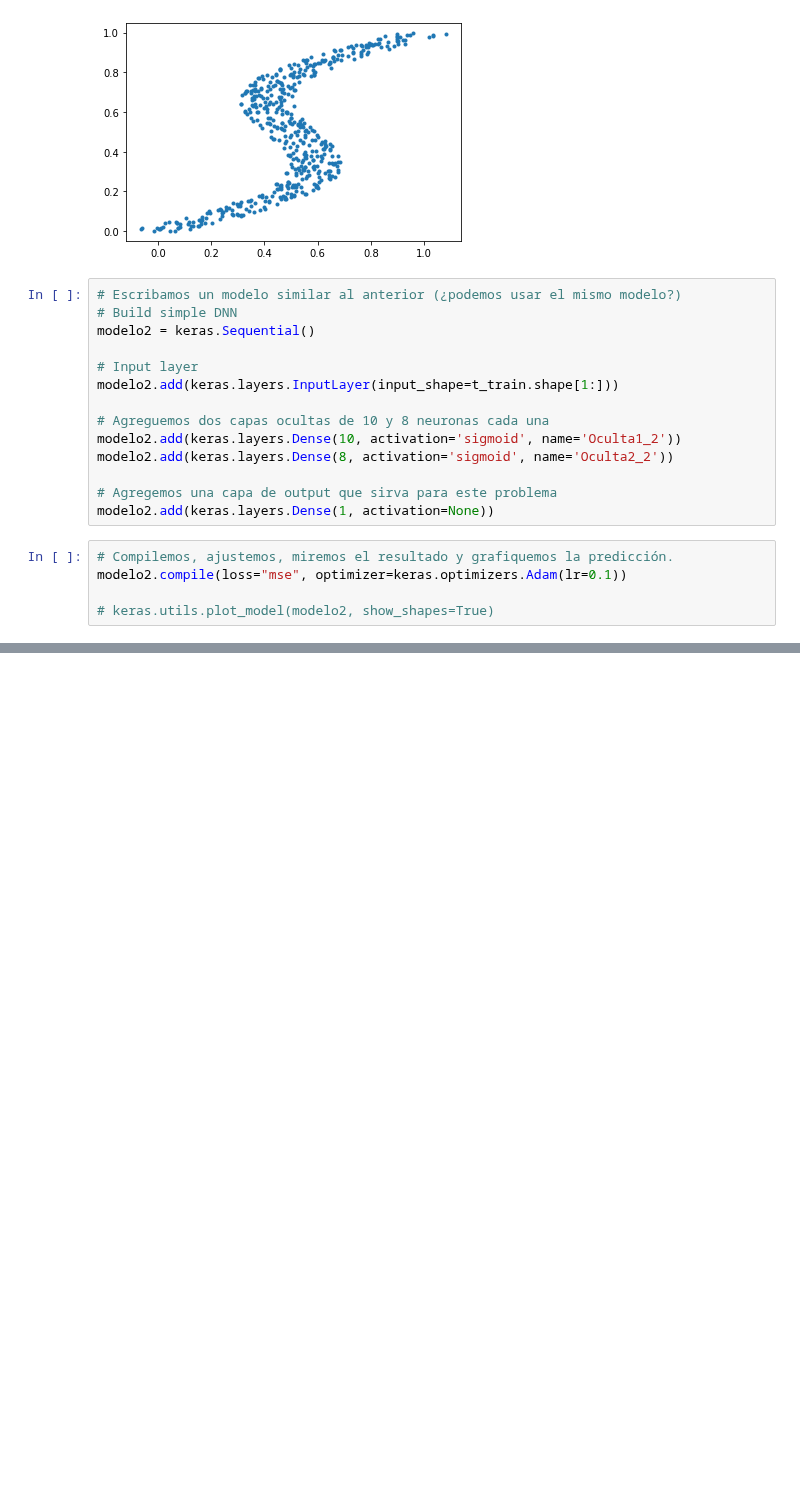
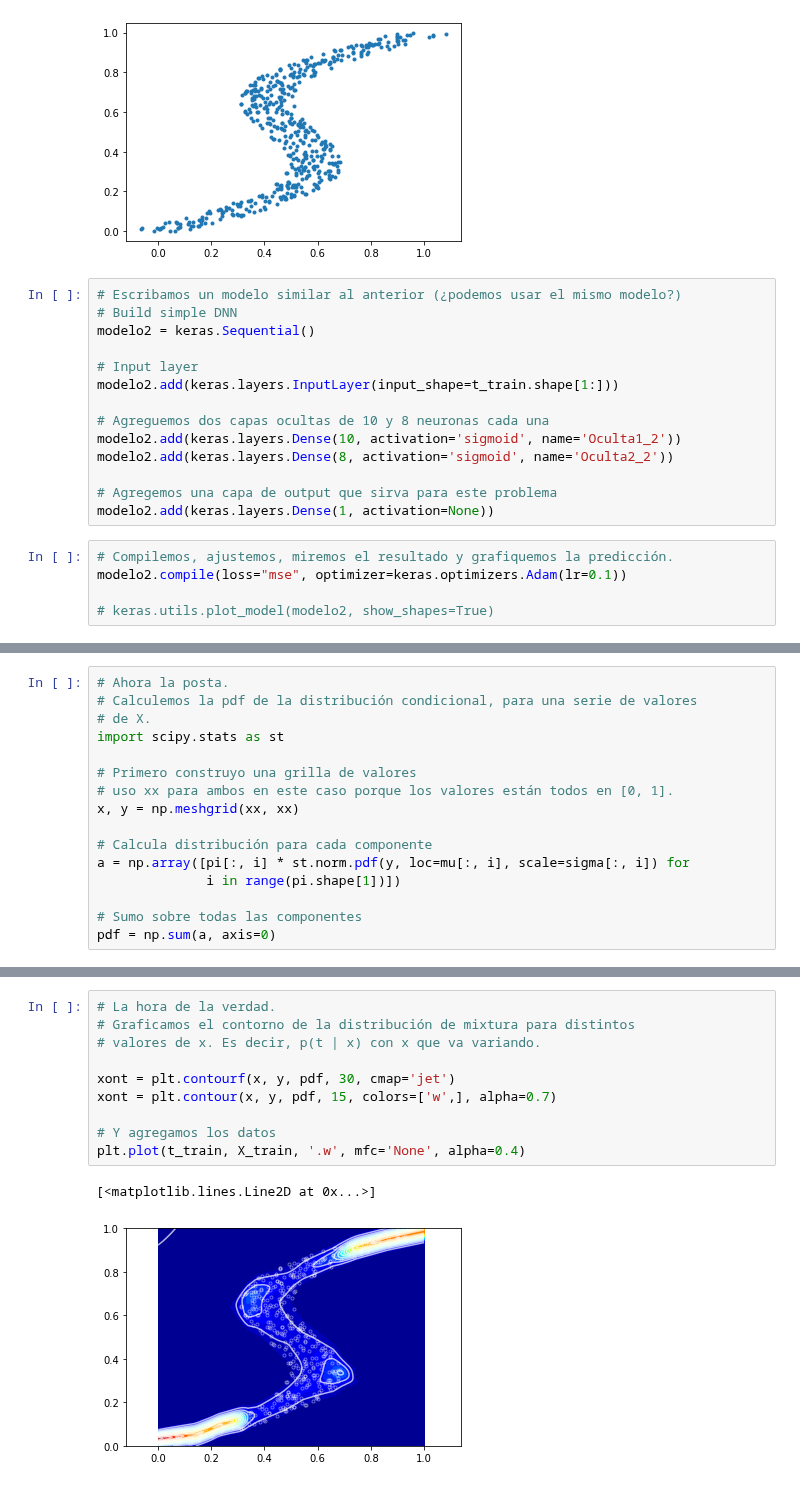
Before and after one commit to JavierGold/ML_UNSAM-2-2020, a Jupyter notebook: 14_MDN.ipynb, the cells around one changed output, grey strips where cells are left out. Saved outputs shown, nothing was run; the diff lists cells and outputs as text; blank space fills up the shorter version.

```diff
--- a/14_MDN.ipynb
+++ b/14_MDN.ipynb
@@ -243,0 +570,16 @@ ax = plt.gca()
+# %%
+# Ahora la posta.
+# Calculemos la pdf de la distribución condicional, para una serie de valores
+# de X.
+import scipy.stats as st
+
+# Primero construyo una grilla de valores
+# uso xx para ambos en este caso porque los valores están todos en [0, 1].
+x, y = np.meshgrid(xx, xx)
+
+# Calcula distribución para cada componente
+a = np.array([pi[:, i] * st.norm.pdf(y, loc=mu[:, i], scale=sigma[:, i]) for
+              i in range(pi.shape[1])])
+
+# Sumo sobre todas las componentes
+pdf = np.sum(a, axis=0)
@@ -243,0 +590,13 @@ ax = plt.gca()
+# %%
+# La hora de la verdad.
+# Graficamos el contorno de la distribución de mixtura para distintos
+# valores de x. Es decir, p(t | x) con x que va variando.
+
+xont = plt.contourf(x, y, pdf, 30, cmap='jet')
+xont = plt.contour(x, y, pdf, 15, colors=['w',], alpha=0.7)
+
+# Y agregamos los datos
+plt.plot(t_train, X_train, '.w', mfc='None', alpha=0.4)
+# %% [output]
+[<matplotlib.lines.Line2D at 0x...>]
+[figure, added]
```
Also changed, not shown: parts of 34 cells of this notebook.
